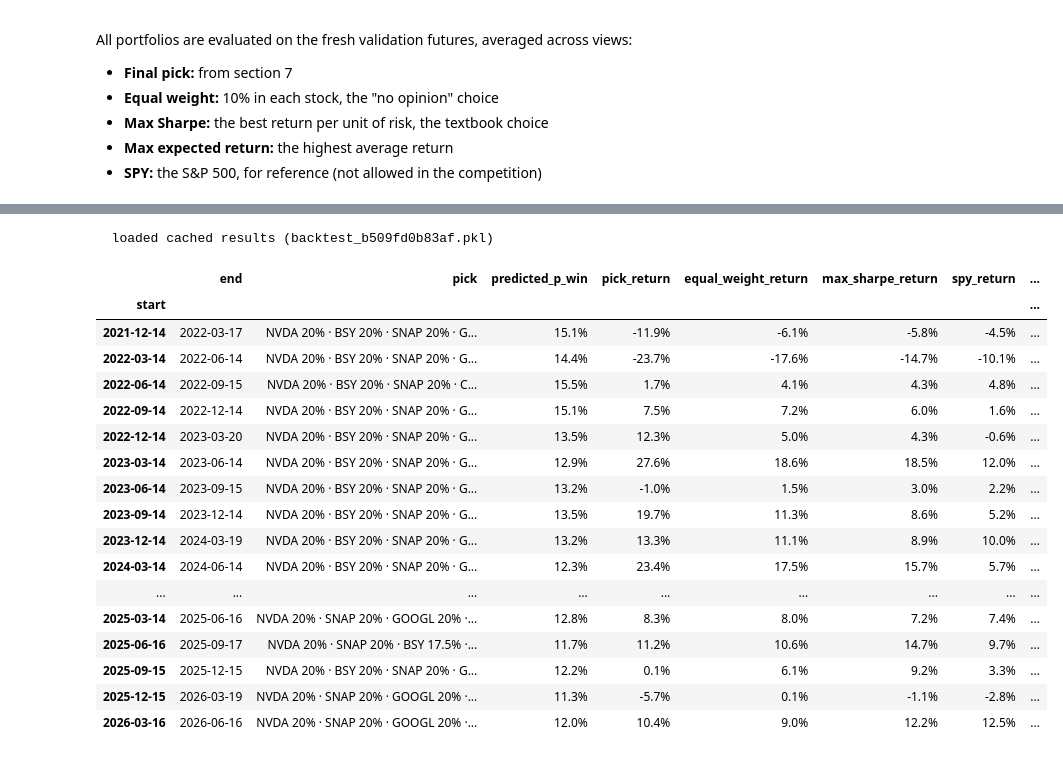
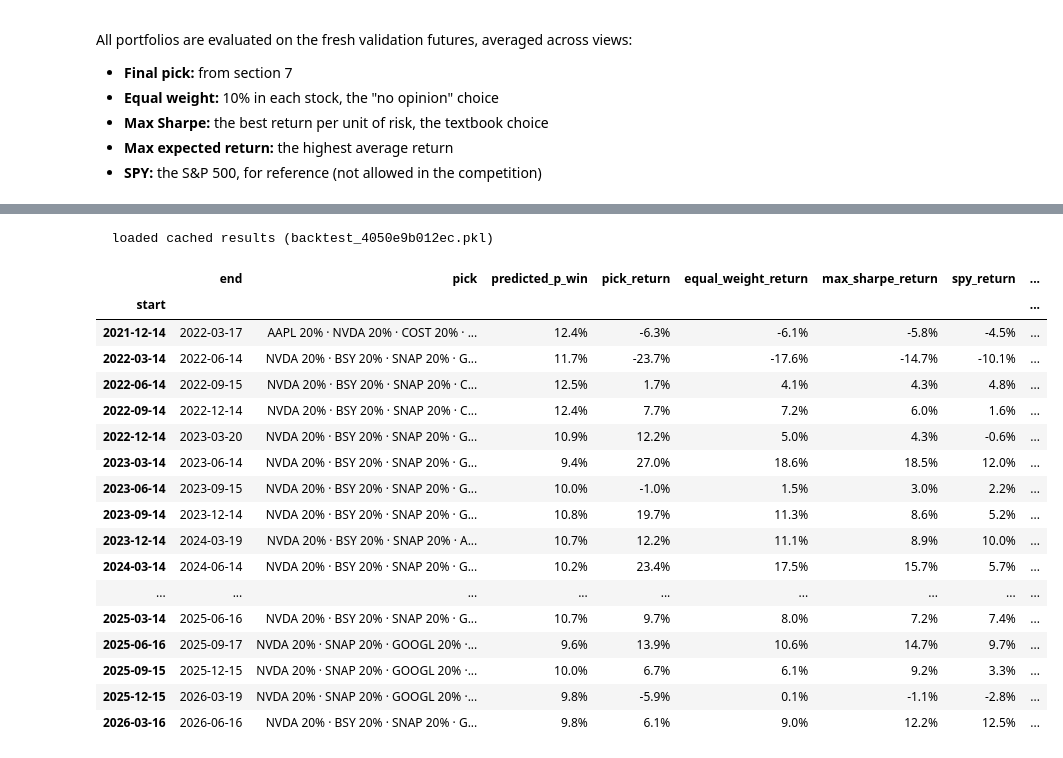
Before and after one commit to ArturasDedinas123/stock-competition-portfolio, a Jupyter notebook: notebooks/1_build_portfolio.ipynb, the cells around one changed output, grey strips where cells are left out. Saved outputs shown, nothing was run; the diff lists cells and outputs as text; code cells hidden in the pictures.

```diff
--- a/notebooks/1_build_portfolio.ipynb
+++ b/notebooks/1_build_portfolio.ipynb
@@ -84,15 +88,19 @@ BENCHMARK = "SPY"                          # S&P 500 ETF: used for beta and as a
 
 # Rivals: other students, each holding 10 stocks under the same rules
 N_RIVALS = 20
-RIVAL_UNIVERSE = list(universe.POPULAR_STOCKS)   # about 100 popular US stocks
+RIVAL_UNIVERSE = list(universe.POPULAR_STOCKS)  # about 200 well-known stocks
+
+# Free choice: every stock the search may pick (S&P 500, Nasdaq-100, meme and crypto stocks, the rival pool)
+CANDIDATE_UNIVERSE = list(universe.POPULAR_STOCKS) + list(universe.INDEX_STOCKS) + list(universe.SPECULATIVE_STOCKS)
 
 # Search size
-QUICK_MODE = False                                  # True: coarser grid and fewer simulations (~1 minute)
-GRID_STEP = 0.05 if QUICK_MODE else 0.025           # 2.5% steps -> 5,266,030 allowed portfolios
-N_SIMS_SCREEN = 5_000 if QUICK_MODE else 50_000     # stage 1: simulations for every grid portfolio
-TOP_K_CONFIRM = 2_000 if QUICK_MODE else 20_000     # stage 2: best candidates per view carried forward
+QUICK_MODE = False                                    # True: coarser grid and fewer simulations (~1 minute)
+GRID_STEP = 0.05 if QUICK_MODE else 0.025             # 2.5% steps -> 5,266,030 allowed portfolios
+N_SIMS_SCREEN = 5_000 if QUICK_MODE else 50_000       # stage 1: simulations for every grid portfolio
+TOP_K_CONFIRM = 2_000 if QUICK_MODE else 20_000       # stage 2: best candidates per view carried forward
 N_SIMS_CONFIRM = 50_000 if QUICK_MODE else 1_000_000  # stages 2-3: fresh simulations for candidates
-FINE_STEP = 0.01                                    # stage 3: fine-tuning step
+FINE_STEP = 0.01                                      # stage 3: fine-tuning step
+N_SIMS_FREE = 20_000 if QUICK_MODE else 100_000       # free-choice search and its validation
 BACKTEST_GRID_STEP = 0.05 if QUICK_MODE else 0.025
 BACKTEST_SIMS = 2_000 if QUICK_MODE else 10_000
 
@@ -106,6 +114,7 @@ MOMENTUM_TILT = 0.04          # extra annual return per 1 standard deviation of
 ANALYST_SHRINK = 0.25         # share of the analyst-target upside we believe
 RISK_FREE_FALLBACK = 0.04     # used only if the T-bill yield can't be downloaded
 VIEW_WEIGHTS = {"neutral": 1, "momentum": 1, "analyst": 1, "trend": 1}
+FREE_VIEW_WEIGHTS = {"neutral": 1, "momentum": 1, "trend": 1}  # no analyst view: targets for ~550 stocks are slow
 
 SEED = 42
 REFRESH_DATA = False          # True forces a fresh download even if today's data is cached
@@ -118,13 +127,20 @@ The simulation needs **all stocks on the same dates**, so its history window sta
 # %%
 rival_only = [t for t in dict.fromkeys(RIVAL_UNIVERSE) if t not in TICKERS]
-prices_all = data.load_prices(TICKERS + rival_only + [BENCHMARK], refresh=REFRESH_DATA)
-irx = data.load_prices(["^IRX"], refresh=REFRESH_DATA)["^IRX"].dropna()   # 13-week T-bill yield, in percent
+other_candidates = [t for t in dict.fromkeys(CANDIDATE_UNIVERSE) if t not in TICKERS and t not in rival_only]
+our_prices = data.load_prices(TICKERS + [BENCHMARK], refresh=REFRESH_DATA)  # full history, for the charts
+window_start = data.shared_window_start(our_prices, TICKERS, IPO_SKIP_DAYS, HISTORY_START)
+other_prices = data.load_prices(rival_only + other_candidates, start=f"{window_start - pd.Timedelta(days=30):%Y-%m-%d}",
+                                refresh=REFRESH_DATA)
+irx = data.load_prices(["^IRX"], refresh=REFRESH_DATA)["^IRX"].dropna()  # 13-week T-bill yield, in percent
 
-window_start = data.shared_window_start(prices_all, TICKERS, IPO_SKIP_DAYS, HISTORY_START)
-window, dropped = data.window_prices(prices_all, TICKERS + [BENCHMARK], rival_only, window_start)
-RIVALS_KEPT = [t for t in rival_only if t not in dropped]
-prices = window[TICKERS + RIVALS_KEPT + [BENCHMARK]]   # column order: our stocks, rival-only stocks, benchmark
-N, N_POOL = len(TICKERS), len(TICKERS) + len(RIVALS_KEPT)
+window, dropped = data.window_prices(our_prices.join(other_prices, how="outer"), TICKERS + [BENCHMARK],
+                                     rival_only + other_candidates, window_start)
+RIVALS_KEPT = [t for t in rival_only if t in window.columns]
+POOL = TICKERS + RIVALS_KEPT                                   # stocks a rival can hold
+CANDIDATES = POOL + [t for t in other_candidates if t in window.columns]
+prices = window[POOL + [BENCHMARK]]                            # main analysis: our stocks, rival pool, benchmark
+candidate_prices = window[CANDIDATES + [BENCHMARK]]            # free-choice search
+N = len(TICKERS)
 
 HORIZON = len(trading_days(START, END))
 RISK_FREE = irx.iloc[-1] / 100 if len(irx) else RISK_FREE_FALLBACK
@@ -138,9 +154,10 @@ SETTINGS = StrategySettings(
 
 print(f"History window: {window_start:%Y-%m-%d} → {LAST_DATE:%Y-%m-%d} ({len(prices) - 1:,} daily returns)")
 print(f"Competition horizon: {HORIZON} trading days · 13-week T-bill yield: {RISK_FREE:.2%}")
-print(f"Rival pool: {N_POOL} stocks · dropped for incomplete history: {', '.join(dropped) or 'none'}")
+print(f"Rival pool: {len(POOL)} stocks · free-choice candidates: {len(CANDIDATES)} stocks")
+print(f"Dropped for incomplete history ({len(dropped)}): {', '.join(dropped) or 'none'}")
 
-first_day = pd.to_datetime(pd.Series({t: prices_all[t].first_valid_index() for t in TICKERS}))
+first_day = pd.to_datetime(pd.Series({t: our_prices[t].first_valid_index() for t in TICKERS}))
 history = pd.DataFrame({
     "first trading day": first_day.dt.strftime("%Y-%m-%d"),
     "years of history": (LAST_DATE - first_day).dt.days / 365.25,
@@ -710,34 +841,34 @@ Would this method have worked before? For each past quarter (starting around the
 
 Two limits to keep in mind: about 18 quarters is a small sample, and the rival pool uses today's popular stocks, some of which soared, so the historical field is tougher than it looked at the time.
 # %%
-backtest_key = cache.cache_key(pool=RIVALS_KEPT, last_date=LAST_DATE, window_start=window_start, settings=SETTINGS,
+backtest_key = cache.cache_key(pool=POOL, last_date=LAST_DATE, window_start=window_start, settings=SETTINGS,
                                grid_step=BACKTEST_GRID_STEP, n_sims=BACKTEST_SIMS, seed=SEED)
 history_test = cache.cached_frame("backtest", backtest_key, backtest.walk_forward, prices, TICKERS, RIVALS_KEPT,
                                   BENCHMARK, irx, SETTINGS, grid_step=BACKTEST_GRID_STEP, n_sims=BACKTEST_SIMS,
                                   seed=SEED + 3)
 percent_columns = [c for c in history_test.columns if c not in ("end", "pick")]
 display(history_test.style.format("{:.1%}", subset=pd.Index(percent_columns))
         .format(lambda d: f"{d:%Y-%m-%d}", subset=pd.Index(["end"])).format_index(lambda d: f"{d:%Y-%m-%d}"))
 # %% [output]
-  loaded cached results (backtest_b509fd0b83af.pkl)
+  loaded cached results (backtest_4050e9b012ec.pkl)
 |  | end | pick | predicted_p_win | pick_return | equal_weight_return | max_sharpe_return | spy_return | ... |
 | start |  |  |  |  |  |  |  | ... |
-| 2021-12-14 | 2022-03-17 | NVDA 20% · BSY 20% · SNAP 20% · G... | 15.1% | -11.9% | -6.1% | -5.8% | -4.5% | ... |
-| 2022-03-14 | 2022-06-14 | NVDA 20% · BSY 20% · SNAP 20% · G... | 14.4% | -23.7% | -17.6% | -14.7% | -10.1% | ... |
-| 2022-06-14 | 2022-09-15 | NVDA 20% · BSY 20% · SNAP 20% · C... | 15.5% | 1.7% | 4.1% | 4.3% | 4.8% | ... |
-| 2022-09-14 | 2022-12-14 | NVDA 20% · BSY 20% · SNAP 20% · G... | 15.1% | 7.5% | 7.2% | 6.0% | 1.6% | ... |
-| 2022-12-14 | 2023-03-20 | NVDA 20% · BSY 20% · SNAP 20% · G... | 13.5% | 12.3% | 5.0% | 4.3% | -0.6% | ... |
-| 2023-03-14 | 2023-06-14 | NVDA 20% · BSY 20% · SNAP 20% · G... | 12.9% | 27.6% | 18.6% | 18.5% | 12.0% | ... |
-| 2023-06-14 | 2023-09-15 | NVDA 20% · BSY 20% · SNAP 20% · G... | 13.2% | -1.0% | 1.5% | 3.0% | 2.2% | ... |
-| 2023-09-14 | 2023-12-14 | NVDA 20% · BSY 20% · SNAP 20% · G... | 13.5% | 19.7% | 11.3% | 8.6% | 5.2% | ... |
-| 2023-12-14 | 2024-03-19 | NVDA 20% · BSY 20% · SNAP 20% · G... | 13.2% | 13.3% | 11.1% | 8.9% | 10.0% | ... |
-| 2024-03-14 | 2024-06-14 | NVDA 20% · BSY 20% · SNAP 20% · G... | 12.3% | 23.4% | 17.5% | 15.7% | 5.7% | ... |
+| 2021-12-14 | 2022-03-17 | AAPL 20% · NVDA 20% · COST 20% · ... | 12.4% | -6.3% | -6.1% | -5.8% | -4.5% | ... |
+| 2022-03-14 | 2022-06-14 | NVDA 20% · BSY 20% · SNAP 20% · G... | 11.7% | -23.7% | -17.6% | -14.7% | -10.1% | ... |
+| 2022-06-14 | 2022-09-15 | NVDA 20% · BSY 20% · SNAP 20% · C... | 12.5% | 1.7% | 4.1% | 4.3% | 4.8% | ... |
+| 2022-09-14 | 2022-12-14 | NVDA 20% · BSY 20% · SNAP 20% · C... | 12.4% | 7.7% | 7.2% | 6.0% | 1.6% | ... |
+| 2022-12-14 | 2023-03-20 | NVDA 20% · BSY 20% · SNAP 20% · G... | 10.9% | 12.2% | 5.0% | 4.3% | -0.6% | ... |
+| 2023-03-14 | 2023-06-14 | NVDA 20% · BSY 20% · SNAP 20% · G... | 9.4% | 27.0% | 18.6% | 18.5% | 12.0% | ... |
+| 2023-06-14 | 2023-09-15 | NVDA 20% · BSY 20% · SNAP 20% · G... | 10.0% | -1.0% | 1.5% | 3.0% | 2.2% | ... |
+| 2023-09-14 | 2023-12-14 | NVDA 20% · BSY 20% · SNAP 20% · G... | 10.8% | 19.7% | 11.3% | 8.6% | 5.2% | ... |
+| 2023-12-14 | 2024-03-19 | NVDA 20% · BSY 20% · SNAP 20% · A... | 10.7% | 12.2% | 11.1% | 8.9% | 10.0% | ... |
+| 2024-03-14 | 2024-06-14 | NVDA 20% · BSY 20% · SNAP 20% · G... | 10.2% | 23.4% | 17.5% | 15.7% | 5.7% | ... |
 | ... | ... | ... | ... | ... | ... | ... | ... | ... |
-| 2025-03-14 | 2025-06-16 | NVDA 20% · SNAP 20% · GOOGL 20% ·... | 12.8% | 8.3% | 8.0% | 7.2% | 7.4% | ... |
-| 2025-06-16 | 2025-09-17 | NVDA 20% · SNAP 20% · BSY 17.5% ·... | 11.7% | 11.2% | 10.6% | 14.7% | 9.7% | ... |
-| 2025-09-15 | 2025-12-15 | NVDA 20% · BSY 20% · SNAP 20% · G... | 12.2% | 0.1% | 6.1% | 9.2% | 3.3% | ... |
-| 2025-12-15 | 2026-03-19 | NVDA 20% · SNAP 20% · GOOGL 20% ·... | 11.3% | -5.7% | 0.1% | -1.1% | -2.8% | ... |
-| 2026-03-16 | 2026-06-16 | NVDA 20% · SNAP 20% · GOOGL 20% ·... | 12.0% | 10.4% | 9.0% | 12.2% | 12.5% | ... |
+| 2025-03-14 | 2025-06-16 | NVDA 20% · BSY 20% · SNAP 20% · G... | 10.7% | 9.7% | 8.0% | 7.2% | 7.4% | ... |
+| 2025-06-16 | 2025-09-17 | NVDA 20% · SNAP 20% · GOOGL 20% ·... | 9.6% | 13.9% | 10.6% | 14.7% | 9.7% | ... |
+| 2025-09-15 | 2025-12-15 | NVDA 20% · SNAP 20% · GOOGL 20% ·... | 10.0% | 6.7% | 6.1% | 9.2% | 3.3% | ... |
+| 2025-12-15 | 2026-03-19 | NVDA 20% · SNAP 20% · GOOGL 20% ·... | 9.8% | -5.9% | 0.1% | -1.1% | -2.8% | ... |
+| 2026-03-16 | 2026-06-16 | NVDA 20% · BSY 20% · SNAP 20% · G... | 9.8% | 6.1% | 9.0% | 12.2% | 12.5% | ... |
 # %%
 QUARTERS = len(history_test)
 strategies = {"pick": "P(win) pick", "equal_weight": "Equal weight", "max_sharpe": "Max Sharpe", "spy": BENCHMARK}
```
Also changed, not shown: parts of 41 cells of this notebook, 24 other files.
